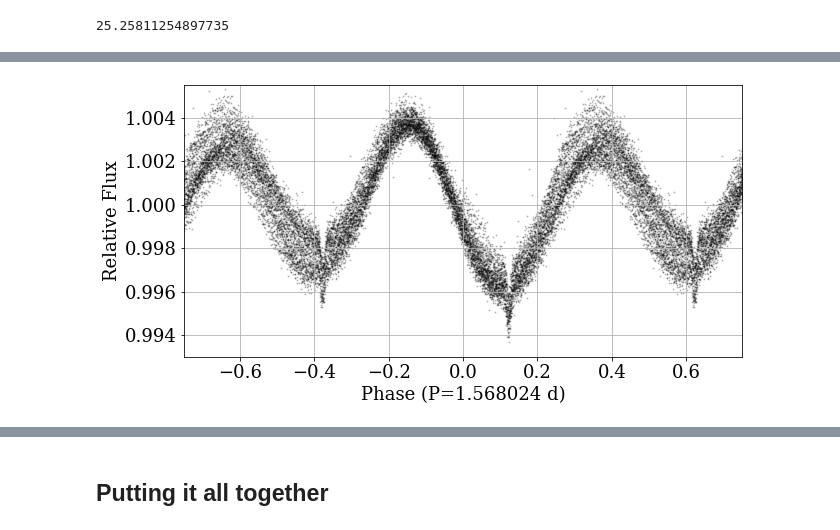
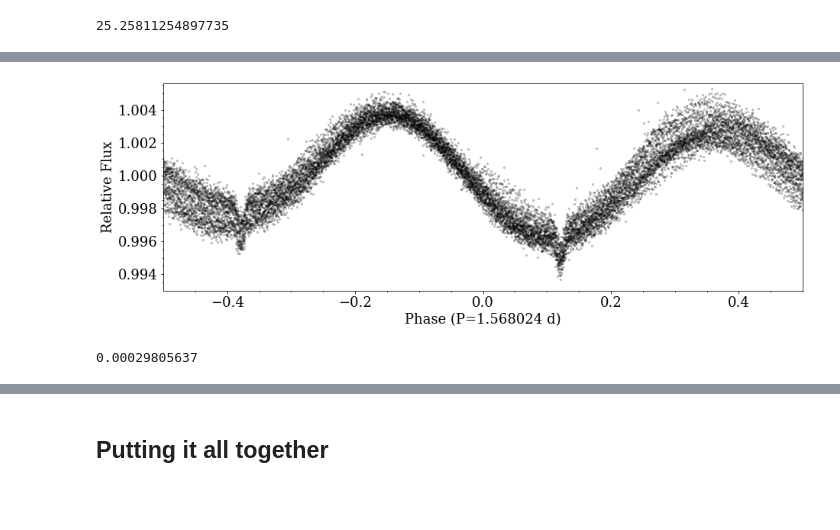
Before and after one commit to jradavenport/HS-Hya, a Jupyter notebook: makeplots.ipynb, the cells around one changed output, grey strips where cells are left out. Cells and saved outputs as stored; diff of their text form; code cells hidden in the pictures; blank space fills up the shorter version.

```diff
--- a/makeplots.ipynb
+++ b/makeplots.ipynb
@@ -29,7 +33,7 @@ matplotlib.rcParams.update({'font.size':18})
 matplotlib.rcParams.update({'font.family':'serif'})
 # %%
 Per = 1.568024
-E0 = 2441374.5934 # from Glydenkerne+1975, Eqn 1
+E0 = 2441374.5954 # from Glydenkerne+1975, Eqn 1
 BJD0_tess = 2457000.
 
 def gaus(x, a, b, x0, sigma):
@@ -592,19 +794,24 @@ print(df['TIME'].max() - df['TIME'].min())
 # %%
 # Tmag = -2.5*np.log10(df['PDCSAP_FLUX'])
 
-plt.figure(figsize=(10,5))
+plt.figure(figsize=(15,5))
 plt.scatter(((df['TIME']+BJD0_tess-E0) % Per)/Per, df['PDCSAP_FLUX'] / np.nanmedian(df['PDCSAP_FLUX']),
-            s=1, alpha=0.2, c='k')
+            s=5, alpha=0.2, c='k')
 plt.scatter(((df['TIME']+BJD0_tess-E0) % Per)/Per - 1, df['PDCSAP_FLUX'] / np.nanmedian(df['PDCSAP_FLUX']),
-            s=1, alpha=0.2, c='k')
+            s=5, alpha=0.2, c='k')
 
 # plt.gca().invert_yaxis()
 plt.xlabel('Phase (P='+str(Per)+' d)')
 plt.ylabel('Relative Flux')
-# plt.title('HS Hya – TESS Sector 009')
-plt.ylim(.993,1.0055)
-plt.grid(True)
-plt.xlim(-.75,.75)
-plt.savefig('tess_lc.pdf', dpi=150, bbox_inches='tight', pad_inches=0.25)
+
+plt.ylim(.993,1.0056)
+plt.xlim(-.5,.5)
+plt.minorticks_on()
+# plt.savefig('tess_lc.pdf', dpi=150, bbox_inches='tight', pad_inches=0.25)
+plt.savefig('fig3.pdf', dpi=150, bbox_inches='tight', pad_inches=0.25)
 # %% [output]
-[figure, old version]
+[figure, new version]
+# %%
+print(np.nanmean(df['PDCSAP_FLUX_ERR'] / np.nanmedian(df['PDCSAP_FLUX'])))
+# %% [output]
+0.00029805637
```
Also changed, not shown: parts of 39 cells of this notebook, 2 other files.
